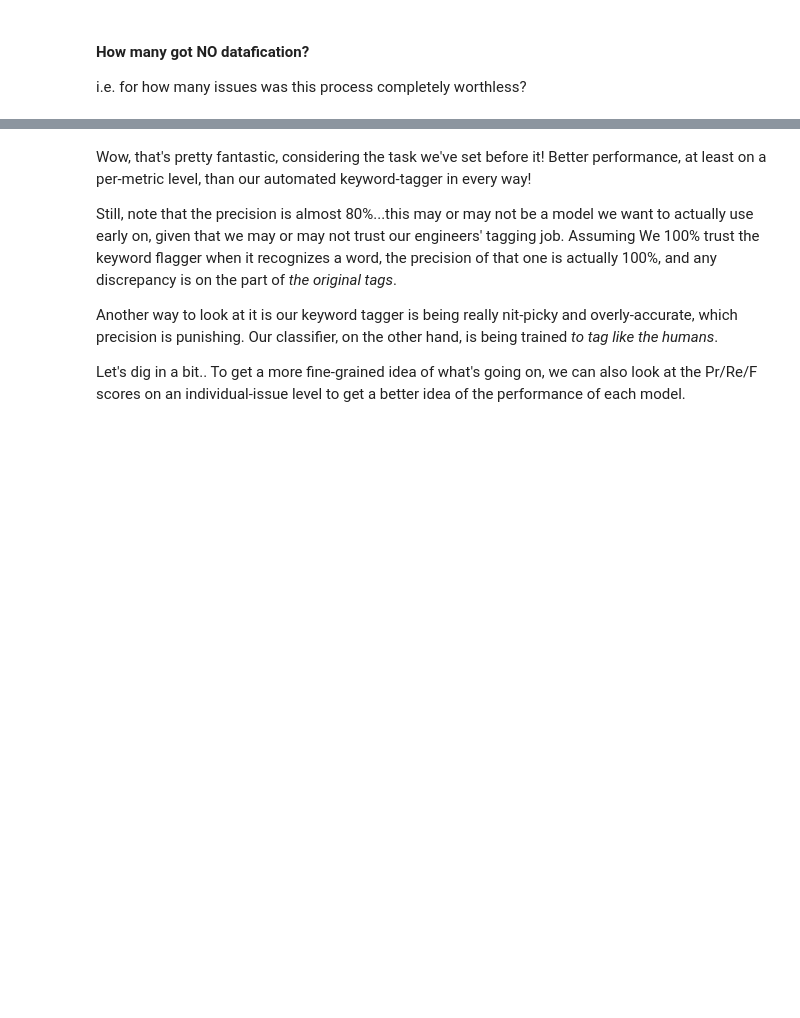
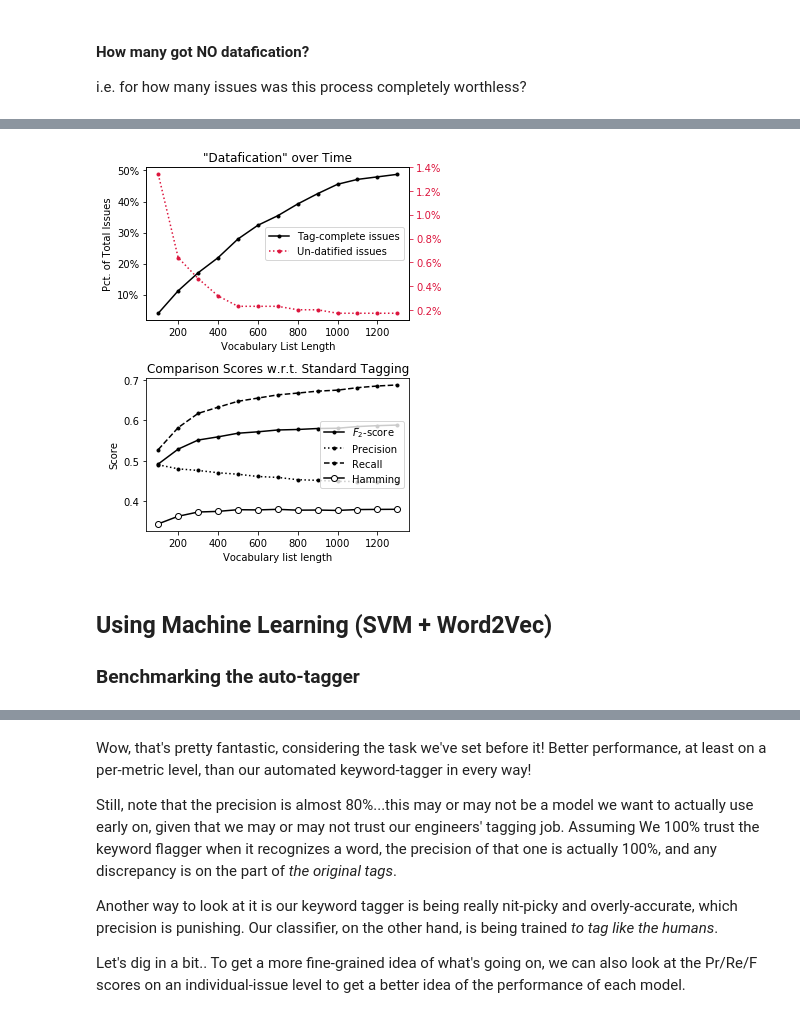
Before and after one commit to usnistgov/nestor-tmp2, a Jupyter notebook: DictTags.ipynb, the cells around one changed output, grey strips where cells are left out. Drawn from its saved outputs; the diff is of its cells as text; code cells hidden in the pictures; blank space fills up the shorter version.

```diff
--- a/DictTags.ipynb
+++ b/DictTags.ipynb
@@ -320,0 +367,65 @@ F1 Score:        59.05%
+# %%
+case_study = []
+for n_vocab in tqdm_notebook(np.arange(100,1400, 100),
+                             desc='experiment loop'):
+    res = {}
+    res['df'] = tag_corpus(corpus, df_vocab.iloc[:n_vocab])
+    res['n_complete'] = res['df'][res['df'].UK_tok ==''].shape[0]
+    res['n_empty'] = res['df'][(res['df'][['Items','Problem','Solution']]=='').all(axis=1)].shape[0]
+
+    recog_tags =  [list(chain(*[tags.split(', ') for tags in issue[1].values if type(tags)==str]))
+                   for issue in res['df'][['Items','Problem','Solution']][mask].iterrows()]
+    multi_bin =  MultiLabelBinarizer().fit(human_tags + recog_tags)
+    Y_true = multi_bin.transform(human_tags)
+    Y_train = multi_bin.transform(recog_tags)
+
+    res['hamming'] = hamming_score(Y_true, Y_train)
+    res['FPR_2'] = f_score(Y_true, Y_train, beta=2)
+
+    case_study += [res]
+# %%
+f,ax = plt.subplots(nrows=2, figsize=(5,6))
+tagged = ax[0].plot(np.arange(100,1400, 100),
+         np.array([i['n_complete'] for i in case_study])/float(df_pred.shape[0]),
+           label='Tag-complete issues', c='k', marker='.')
+ax2 = ax[0].twinx()
+untag = ax2.plot(np.arange(100,1400, 100),
+         np.array([i['n_empty'] for i in case_study])/float(df_pred.shape[0]),
+         label = "Un-datified issues", marker='.', c='crimson', ls=':')
+
+lns = tagged + untag
+labs = [l.get_label() for l in lns]
+ax[0].legend(lns, labs, loc='center right')
+ax2.tick_params(axis='y', colors='crimson')
+
+ax[0].set_ylabel('Pct. of Total Issues')
+ax[0].set_xlabel('Vocabulary List Length')
+ax[0].set_title('"Datafication" over Time')
+# ax[0].legend(, loc=0)
+
+vals = ax[0].get_yticks()
+ax[0].set_yticklabels(['{:.0%}'.format(x) for x in vals])
+vals = ax2.get_yticks()
+ax2.set_yticklabels(['{:.1%}'.format(x) for x in vals])
+
+ax[1].plot(np.arange(100,1400, 100),
+         [i['FPR_2'][2].mean() for i in case_study], label=u'$F_2$-score', c='k',marker='.')
+ax[1].plot(np.arange(100,1400, 100),
+         [i['FPR_2'][0].mean() for i in case_study], label='Precision', c='k', ls=':',marker='.')
+ax[1].plot(np.arange(100,1400, 100),
+         [i['FPR_2'][1].mean() for i in case_study], label='Recall', c='k', ls='--',marker='.')
+
+ax[1].plot(np.arange(100,1400, 100),
+         [i['hamming'] for i in case_study], label='Hamming', ls='-',marker='o', c='k', markerfacecolor='white')
+ax[1].legend(loc='center right')
+ax[1].set_ylabel('Score')
+ax[1].set_xlabel('Vocabulary list length')
+ax[1].set_title('Comparison Scores w.r.t. Standard Tagging')
+
+plt.tight_layout()
+plt.savefig('study.png')
+# %% [output]
+[figure, added]
+# %% [markdown]
+## Using Machine Learning (SVM + Word2Vec)
+### Benchmarking the auto-tagger
```
Also changed, not shown: parts of 85 cells of this notebook, 9 other files.
